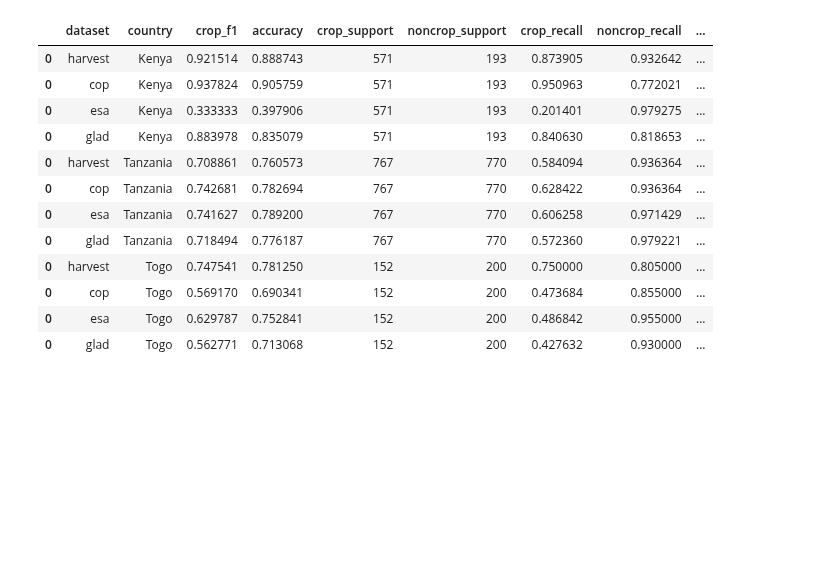
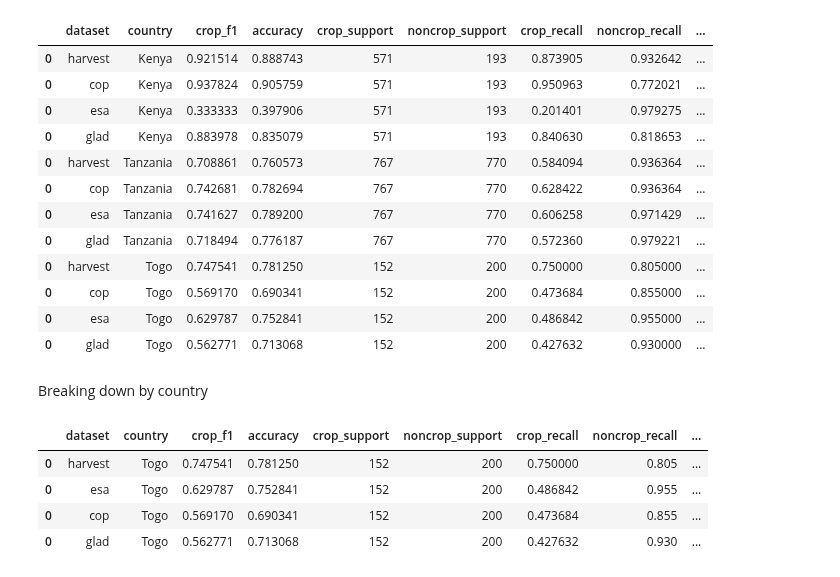
Before and after one commit to nasaharvest/crop-mask, a Jupyter notebook: notebooks/intercomparison_script.ipynb, the cells around one changed output. Cells and saved outputs as stored; diff of their text form; code cells hidden in the pictures; blank space fills up the shorter version.

```diff
--- a/notebooks/intercomparison_script.ipynb
+++ b/notebooks/intercomparison_script.ipynb
@@ -119,3 +123,17 @@ covermap_results
 | 0 | cop | Togo | 0.569170 | 0.690341 | 152 | 200 | 0.473684 | 0.855000 | ... |
 | 0 | esa | Togo | 0.629787 | 0.752841 | 152 | 200 | 0.486842 | 0.955000 | ... |
 | 0 | glad | Togo | 0.562771 | 0.713068 | 152 | 200 | 0.427632 | 0.930000 | ... |
+# %% [markdown]
+Breaking down by country
+# %%
+results_by_country = {}
+for country, df in covermap_results.groupby("country"):
+    results_by_country[country] = df
+# %%
+results_by_country["Togo"].sort_values("crop_f1", ascending=False)
+# %% [output]
+|  | dataset | country | crop_f1 | accuracy | crop_support | noncrop_support | crop_recall | noncrop_recall | ... |
+| 0 | harvest | Togo | 0.747541 | 0.781250 | 152 | 200 | 0.750000 | 0.805 | ... |
+| 0 | esa | Togo | 0.629787 | 0.752841 | 152 | 200 | 0.486842 | 0.955 | ... |
+| 0 | cop | Togo | 0.569170 | 0.690341 | 152 | 200 | 0.473684 | 0.855 | ... |
+| 0 | glad | Togo | 0.562771 | 0.713068 | 152 | 200 | 0.427632 | 0.930 | ... |
```
Also changed, not shown: parts of 21 cells of this notebook, 2 other files.
